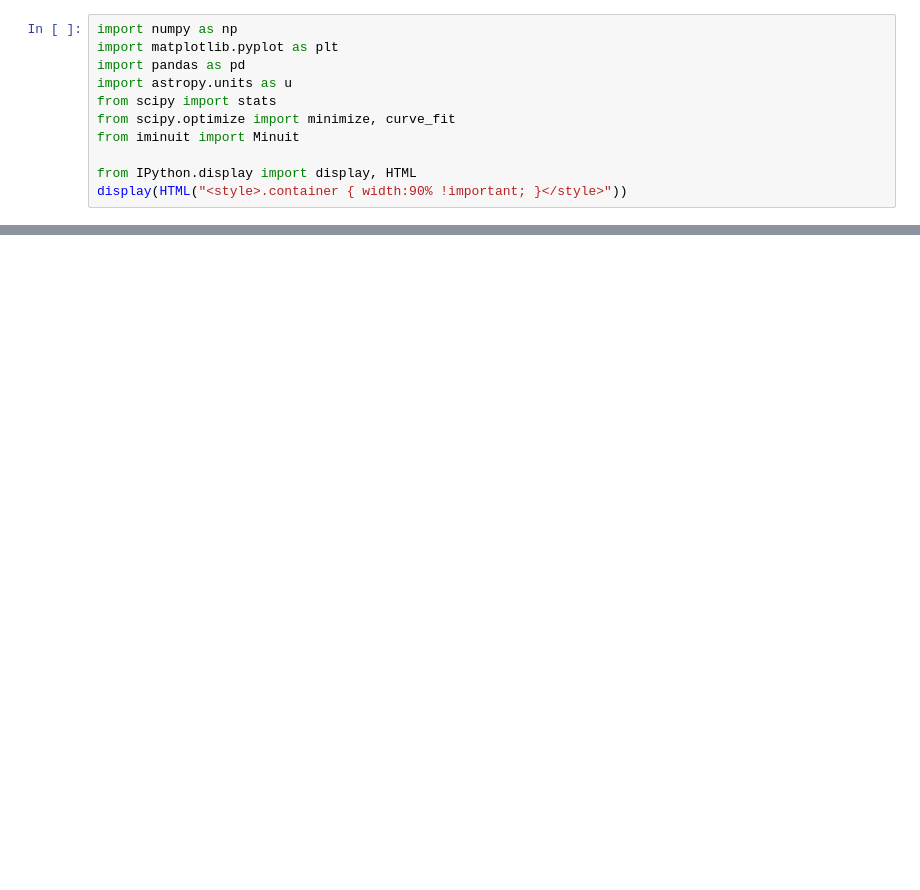
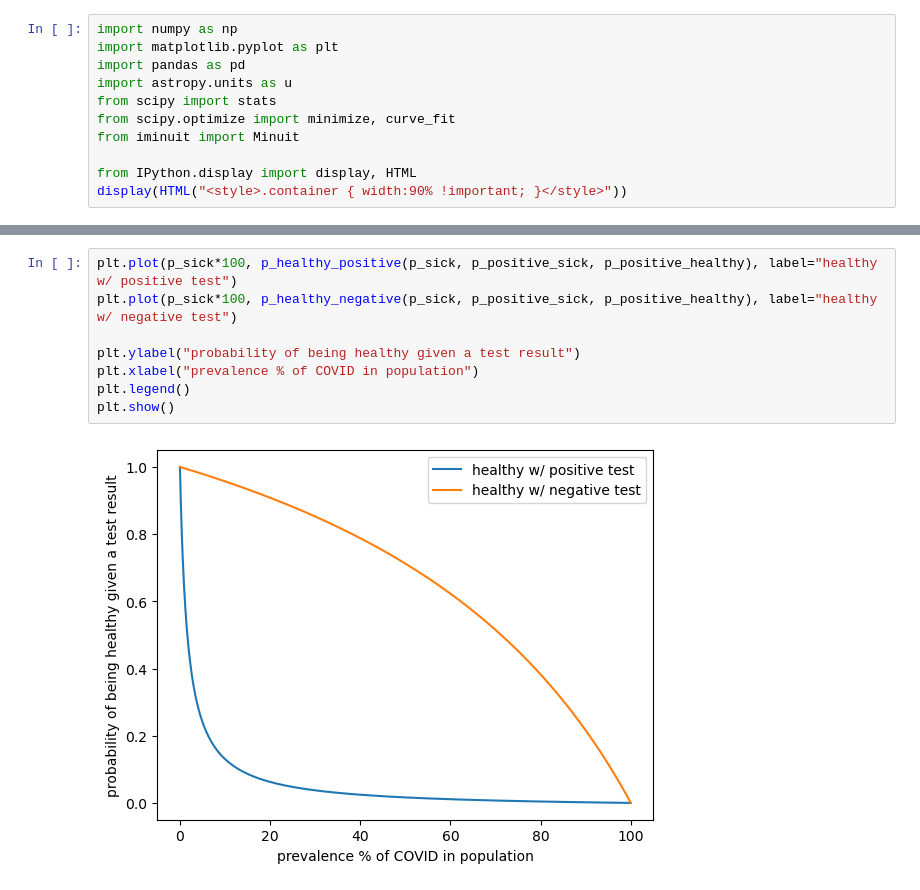
Before and after one commit to aotownsend/StatMethods2022, a Jupyter notebook: submissions/week8/annanay_week8.ipynb, the cells around one changed output, grey strips where cells are left out. Cells and saved outputs as stored; diff of their text form; blank space fills up the shorter version.

```diff
--- a/submissions/week8/annanay_week8.ipynb
+++ b/submissions/week8/annanay_week8.ipynb
@@ -158,0 +233,10 @@ variance of chi2 values: 42.33
+# %%
+plt.plot(p_sick*100, p_healthy_positive(p_sick, p_positive_sick, p_positive_healthy), label="healthy w/ positive test")
+plt.plot(p_sick*100, p_healthy_negative(p_sick, p_positive_sick, p_positive_healthy), label="healthy w/ negative test")
+
+plt.ylabel("probability of being healthy given a test result")
+plt.xlabel("prevalence % of COVID in population")
+plt.legend()
+plt.show()
+# %% [output]
+[figure, added]
```
Also changed, not shown: parts of 9 cells of this notebook.
